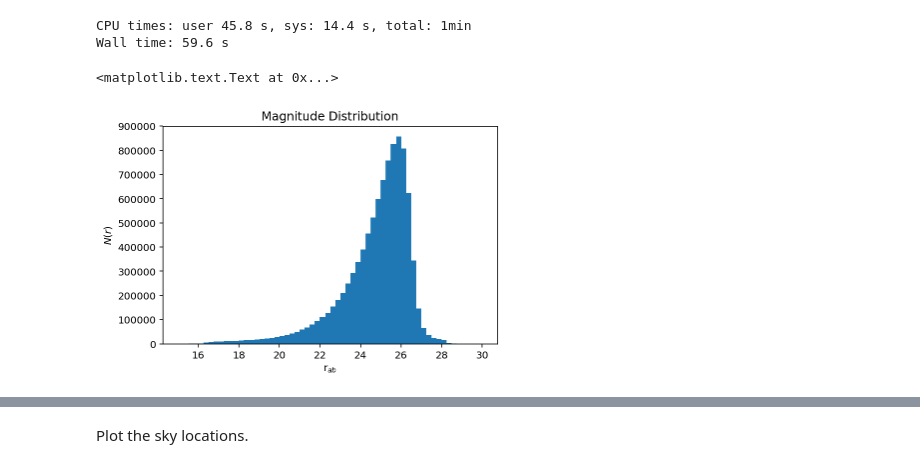
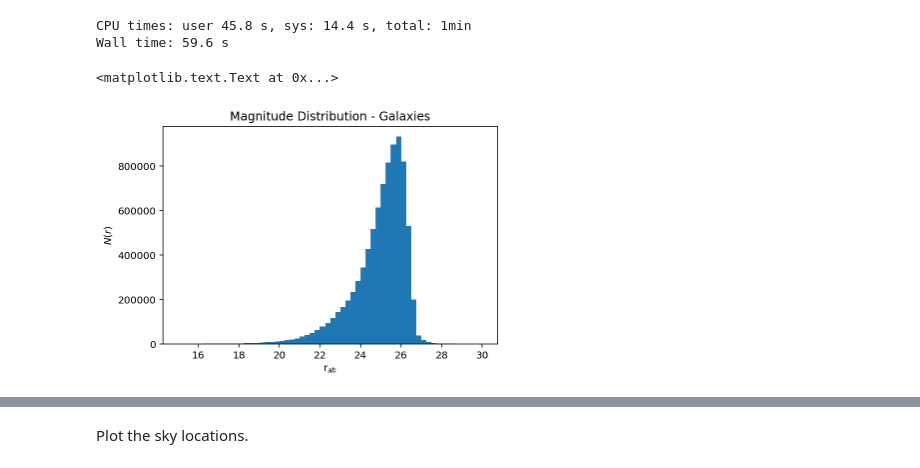
Before and after one commit to cwwalter/DC1_Analysis, a Jupyter notebook: Notebooks/Star-Galaxy.ipynb, the cells around one changed output, grey strips where cells are left out. Cells and saved outputs as stored; diff of their text form; code cells hidden in the pictures.

Commit message:
Add star and galaxy magnitude distributions.

```diff
--- a/Notebooks/Star-Galaxy.ipynb
+++ b/Notebooks/Star-Galaxy.ipynb
@@ -41,6 +41,9 @@ cut_flux = 'base_PsfFlux_flux > 0 and modelfit_CModel_flux > 0'
 cut_list = [cut_primary, cut_pixel, cut_model, cut_flux]
 
 cut = ' and '.join(cut_list)
+
+stars = 'object_class == "stars"'
+galaxies = 'object_class == "galaxies"'
 # %% [markdown]
 Restrict the matched catalog to good objects and only one match per object.  Choose the catalog member with the closest magnitude.
 # %%
@@ -62,11 +65,11 @@ single =  matched.query(cut) \
 CPU times: user 45.8 s, sys: 14.4 s, total: 1min
 Wall time: 59.6 s
 # %%
-single.hist('comb_mag', bins=60, range=(15,30), grid=False)
+single.query(galaxies).hist('cmodelMag', bins=60, range=(15,30), grid=False)
 
-plt.title('Magnitude Distribution')
+plt.title('Magnitude Distribution - Galaxies')
 plt.xlabel(r'r$_{ab}$')
 plt.ylabel(r'$N(r)$')
 # %% [output]
 <matplotlib.text.Text at 0x...>
-[figure, old version]
+[figure, new version]
```
Also changed, not shown: parts of 1 cell of this notebook.
